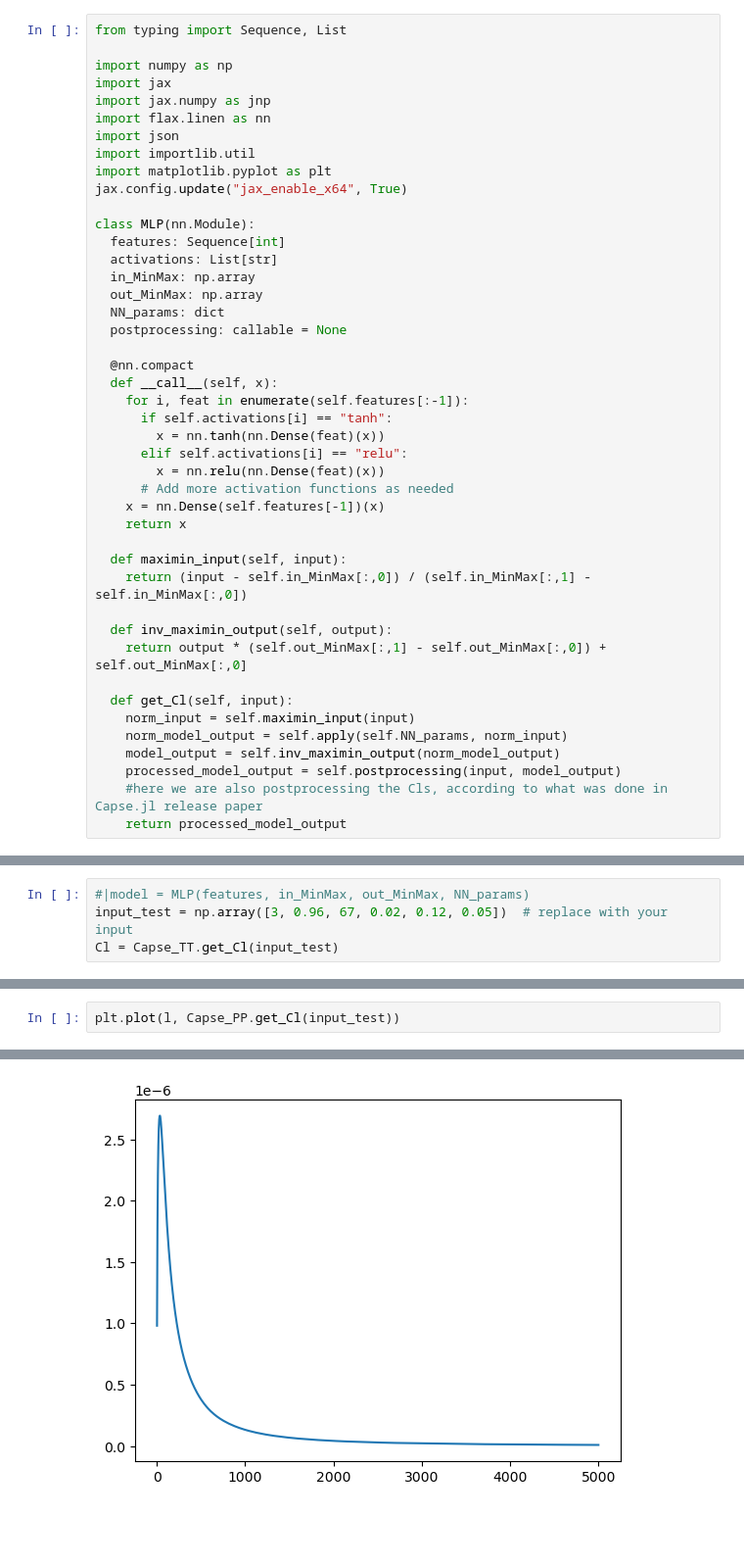
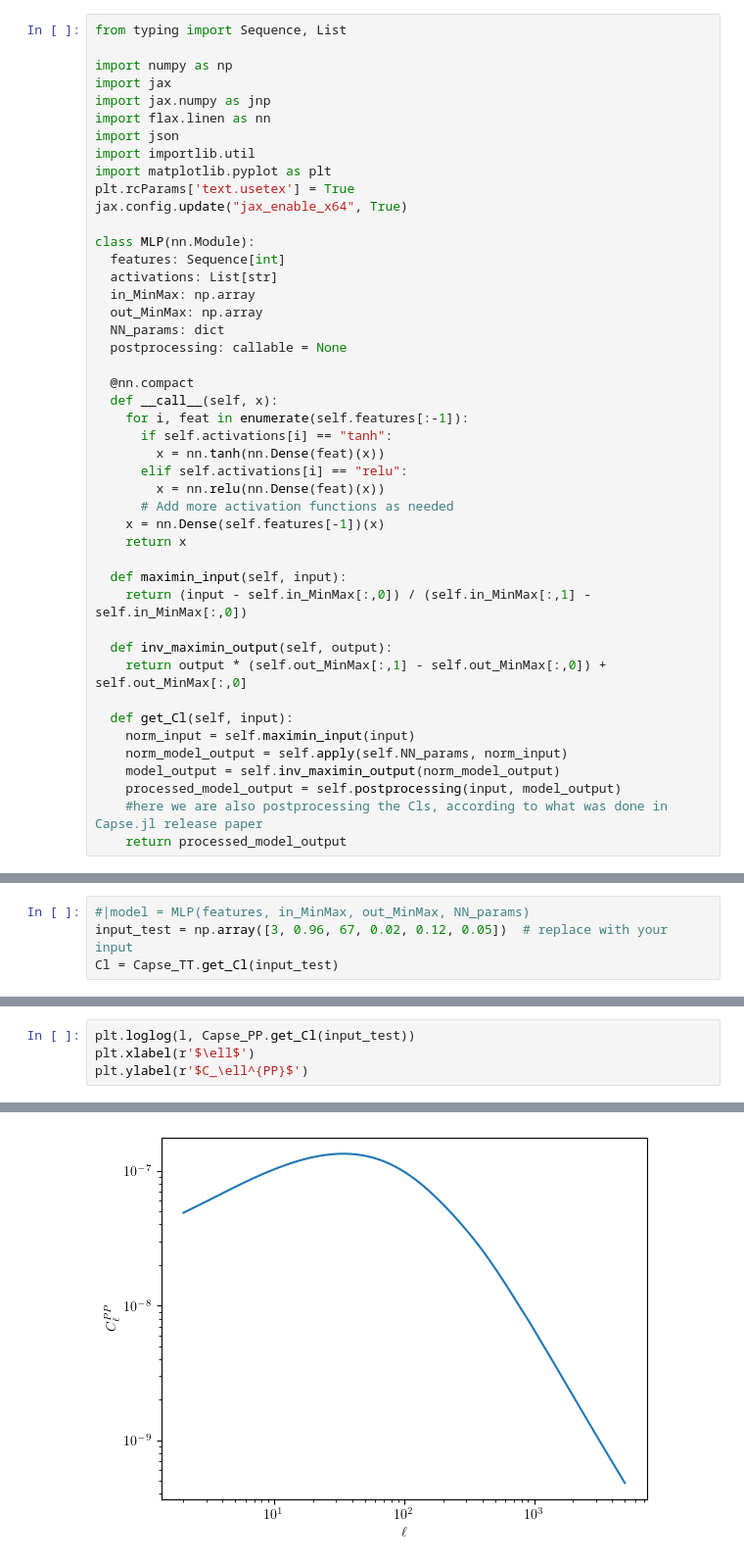
Before and after one commit to marcobonici/flax_test, a Jupyter notebook: flax_test.ipynb, the cells around one changed output, grey strips where cells are left out. Shown at 98% size. Cells and saved outputs as stored; diff of their text form; blank space fills up the shorter version.

```diff
--- a/flax_test.ipynb
+++ b/flax_test.ipynb
@@ -8,6 +8,7 @@ import flax.linen as nn
 import json
 import importlib.util
 import matplotlib.pyplot as plt
+plt.rcParams['text.usetex'] = True
 jax.config.update("jax_enable_x64", True)
 
 class MLP(nn.Module):
@@ -146,3 +153,5 @@ plt.plot(l, Capse_TE.get_Cl(input_test))
 # %%
-plt.plot(l, Capse_PP.get_Cl(input_test))
+plt.loglog(l, Capse_PP.get_Cl(input_test))
+plt.xlabel(r'$\ell$')
+plt.ylabel(r'$C_\ell^{PP}$')
 # %% [output]
@@ -150 +159 @@ plt.plot(l, Capse_PP.get_Cl(input_test))
-[figure, old version]
+[figure, new version]
```
Also changed, not shown: parts of 5 cells of this notebook.
